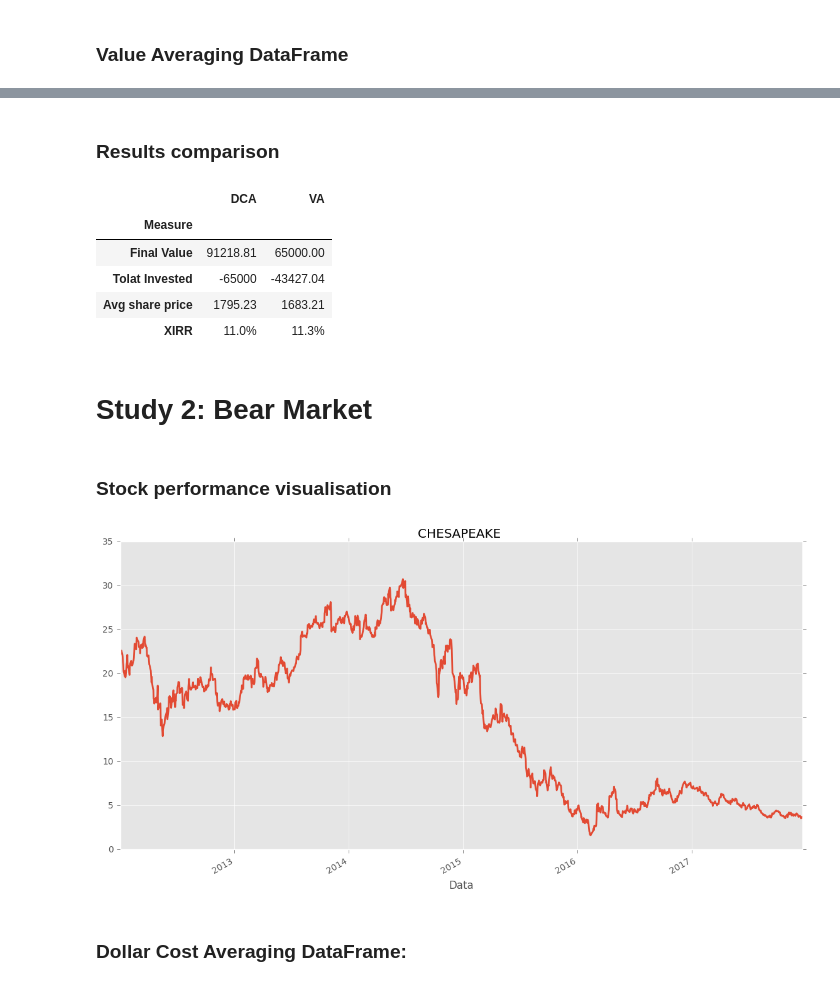
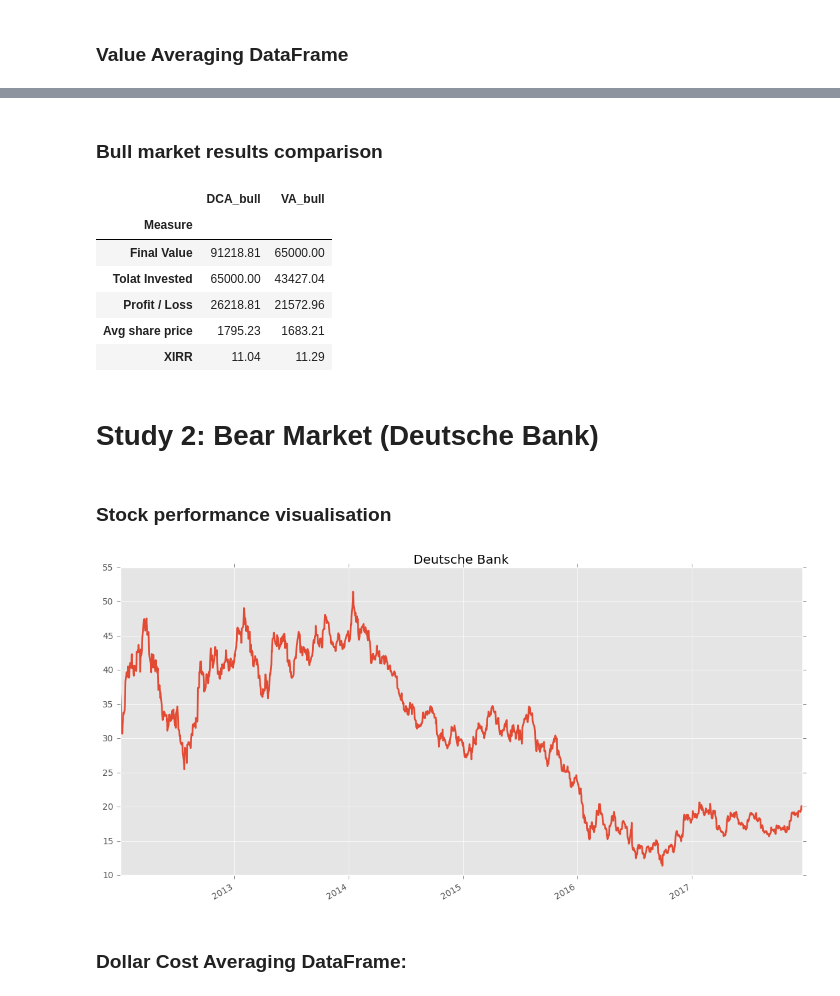
Before and after one commit to BuzuGit/Dollar-Cost-Averaging-vs-Value-Averaging-Analysis, a Jupyter notebook: Value Averaging Analysis.ipynb, the cells around one changed output, grey strips where cells are left out. Drawn from its saved outputs; the diff is of its cells as text; code cells hidden in the pictures.

```diff
--- a/Value Averaging Analysis.ipynb
+++ b/Value Averaging Analysis.ipynb
@@ -164,30 +160,33 @@ va_df
 # %% [markdown]
-### Results comparison
+### Bull market results comparison
 # %%
-summary = [['Final Value', dca_df['DCA_Total_Val'][-1], va_df['VA_Total_Val'][-1]],
-          ['Tolat Invested', dca_df['DCA_cum_inv'][-1], va_df['VA_cum_inv'][-1]],
-          ['Avg share price', dca_df['DCA_avg_price'][-1], va_df['VA_avg_price'][-1]],
-          ['XIRR', dca_xirr, va_xirr]]
+summary = [['Final Value', bull_dca['DCA_Total_Val'][-1], bull_va['VA_Total_Val'][-1]],
+          ['Tolat Invested', -bull_dca['DCA_cum_inv'][-1], -bull_va['VA_cum_inv'][-1]],
+          ['Profit / Loss', bull_dca['DCA_P&L'][-1], bull_va['VA_P&L'][-1]],
+          ['Avg share price', bull_dca['DCA_avg_price'][-1], bull_va['VA_avg_price'][-1]],
+          ['XIRR', bull_dca['DCA_xirr'][0]*100, bull_va['VA_xirr'][0]*100]]
 
-comparison = pd.DataFrame(summary, columns=['Measure', 'DCA', 'VA'])
-comparison = comparison.set_index('Measure')
-comparison
+bull_summary = pd.DataFrame(summary, columns=['Measure', 'DCA_bull', 'VA_bull'])
+bull_summary = bull_summary.set_index('Measure')
+bull_summary
 # %% [output]
-|  | DCA | VA |
+|  | DCA_bull | VA_bull |
 | Measure |  |  |
 | Final Value | 91218.81 | 65000.00 |
-| Tolat Invested | -65000 | -43427.04 |
+| Tolat Invested | 65000.00 | 43427.04 |
+| Profit / Loss | 26218.81 | 21572.96 |
 | Avg share price | 1795.23 | 1683.21 |
-| XIRR | 11.0% | 11.3% |
+| XIRR | 11.04 | 11.29 |
 # %% [markdown]
-# Study 2: Bear Market
+# Study 2: Bear Market (Deutsche Bank)
 # %% [markdown]
 ### Stock performance visualisation
 # %%
-quotes = quotes_df('CHK.US', '20120101', '20180101')
+bear_df = quotes_df('DB.US', '20120101', '20180101')
 # %%
-ax = quotes.plot(figsize=(14,7), linewidth=2, legend=False, title = 'CHESAPEAKE ');
+ax = bear_df.plot(figsize=(14,7), linewidth=2, legend=False, title = 'Deutsche Bank')
+plt.xlabel('');
 # %% [output]
-[figure, old version]
+[figure, new version]
 # %% [markdown]
 ### Dollar Cost Averaging DataFrame:
```
Also changed, not shown: parts of 32 cells of this notebook.
